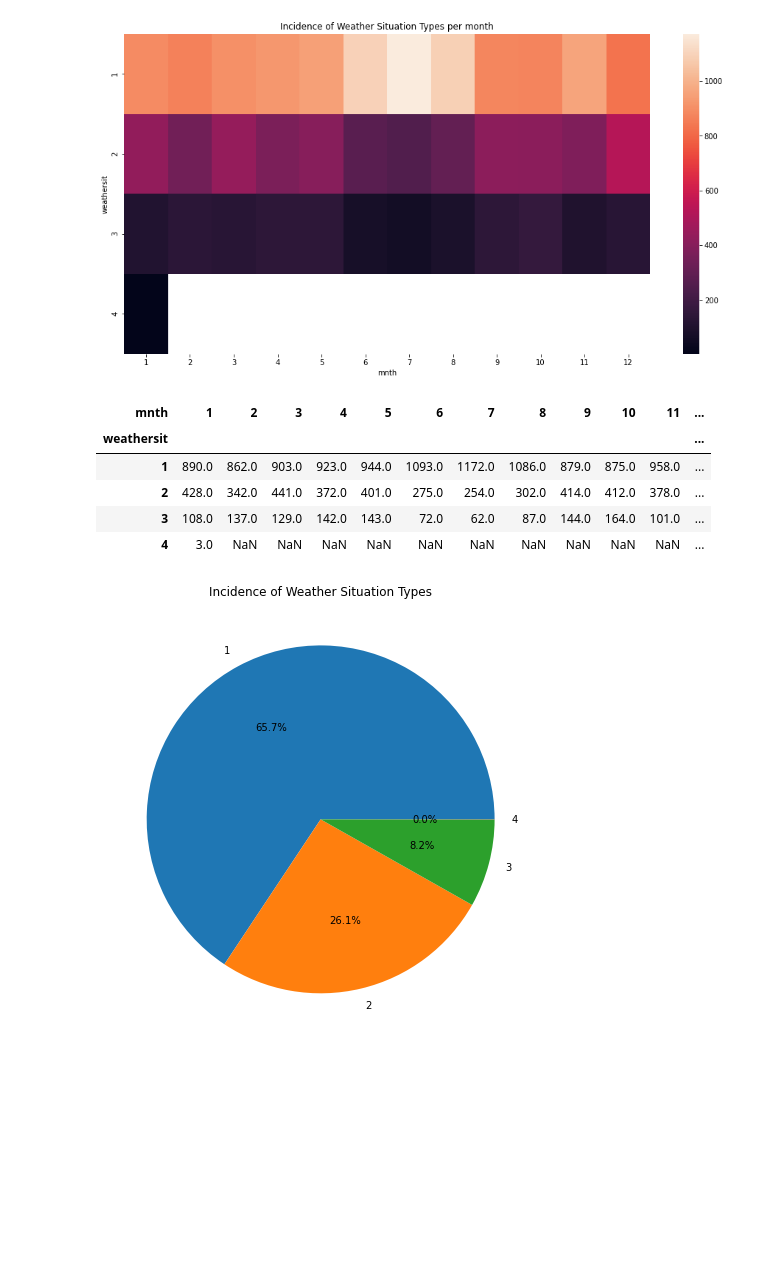
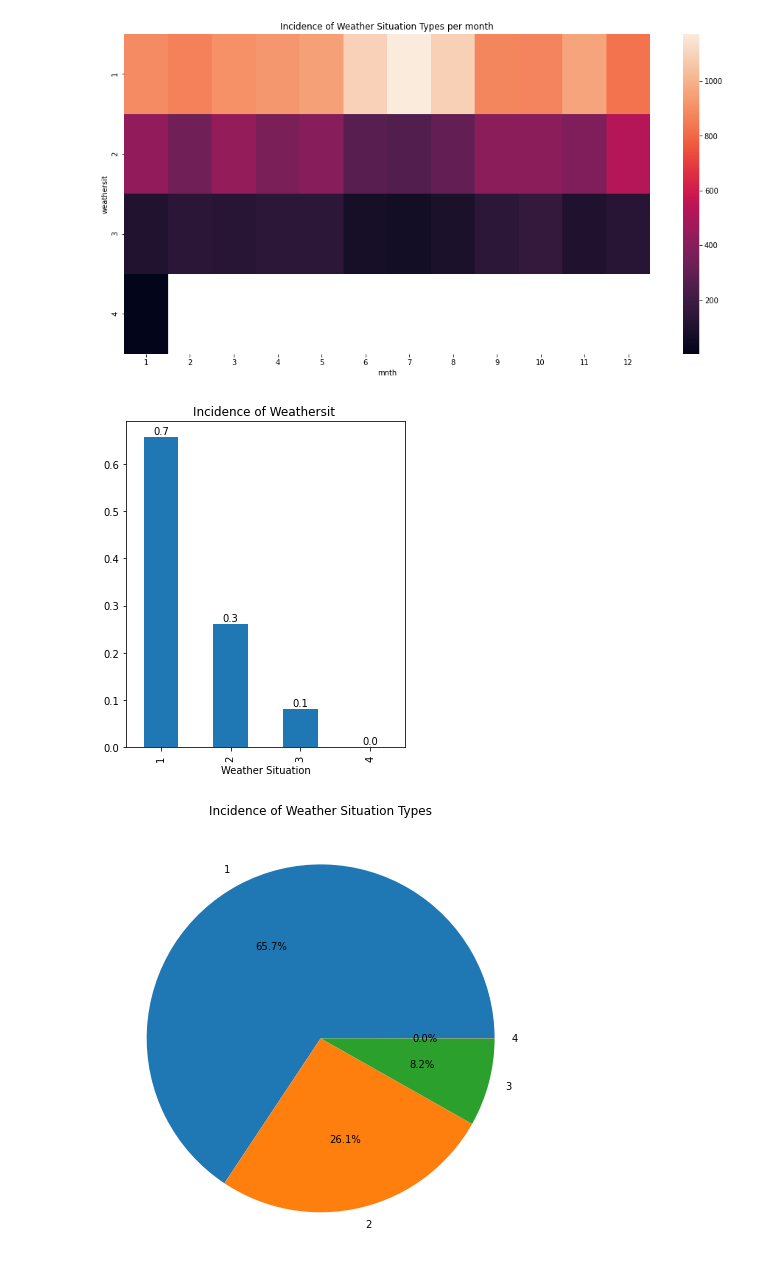
Before and after one commit to hanslemm/Study, a Jupyter notebook: Data Analysis.ipynb, the cells around one changed output. Cells and saved outputs as stored; diff of their text form; code cells hidden in the pictures; blank space fills up the shorter version.

```diff
--- a/Data Analysis.ipynb
+++ b/Data Analysis.ipynb
@@ -463,15 +463,13 @@ plt.title('Incidence of Weather Situation Types per month')
 plt.savefig('6')
 # %% [output]
 [figure]
-# %%
-pivot_table5
-# %% [output]
-| mnth | 1 | 2 | 3 | 4 | 5 | 6 | 7 | 8 | 9 | 10 | 11 | ... |
-| weathersit |  |  |  |  |  |  |  |  |  |  |  | ... |
-| 1 | 890.0 | 862.0 | 903.0 | 923.0 | 944.0 | 1093.0 | 1172.0 | 1086.0 | 879.0 | 875.0 | 958.0 | ... |
-| 2 | 428.0 | 342.0 | 441.0 | 372.0 | 401.0 | 275.0 | 254.0 | 302.0 | 414.0 | 412.0 | 378.0 | ... |
-| 3 | 108.0 | 137.0 | 129.0 | 142.0 | 143.0 | 72.0 | 62.0 | 87.0 | 144.0 | 164.0 | 101.0 | ... |
-| 4 | 3.0 | NaN | NaN | NaN | NaN | NaN | NaN | NaN | NaN | NaN | NaN | ... |
+# %%
+data=pivot_table5.sum(axis=1)/pivot_table5.sum().sum()
+ax = data.plot(kind='bar', figsize=(5,6), title='Incidence of Weathersit ', ylabel='', xlabel='Weather Situation')
+add_value_labels(ax)
+plt.savefig('10')
+# %% [output]
+[figure, added]
 # %%
 pivot_table5.sum(axis=1).plot(kind='pie', ylabel='', autopct='%1.1f%%')
 chart5=plt.title('Incidence of Weather Situation Types')
```
Also changed, not shown: parts of 6 cells of this notebook, 5 other files.
